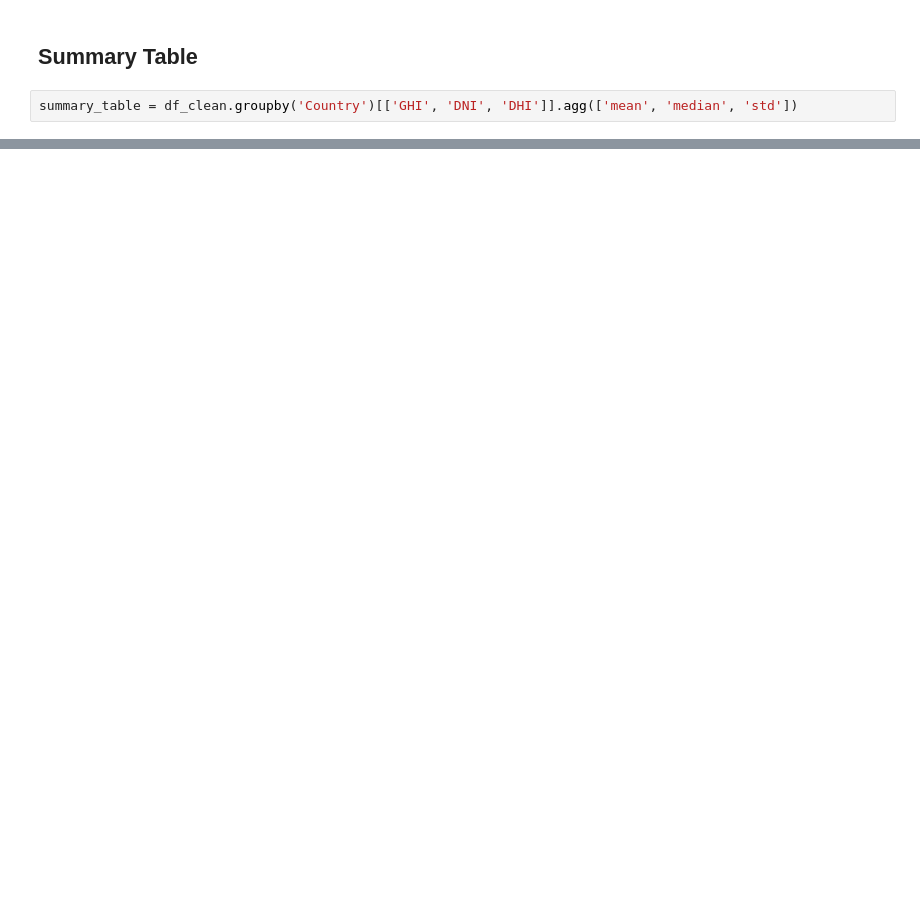
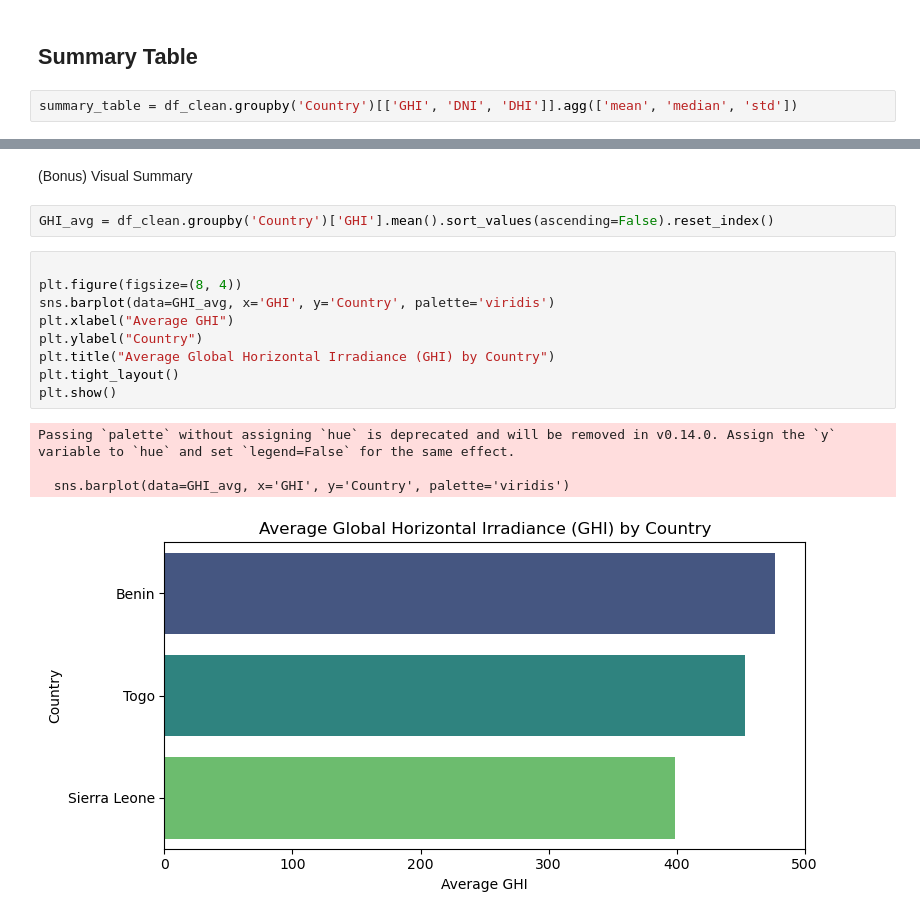
Before and after one commit to Samrizee/solar-challenge-week1, a Jupyter notebook: notebooks/compare_countries.ipynb, the cells around one changed output, grey strips where cells are left out. Cells and saved outputs as stored; diff of their text form; blank space fills up the shorter version.

Commit message:
solved the (Bonus) Visual Summary

```diff
--- a/notebooks/compare_countries.ipynb
+++ b/notebooks/compare_countries.ipynb
@@ -48 +48,19 @@ Sierra Leone  113.127457    1.8  151.524684
 Togo          113.127457    1.8  151.524684
+# %% [markdown]
+(Bonus) Visual Summary
+# %%
+GHI_avg = df_clean.groupby('Country')['GHI'].mean().sort_values(ascending=False).reset_index()
+# %%
+
+plt.figure(figsize=(8, 4))
+sns.barplot(data=GHI_avg, x='GHI', y='Country', palette='viridis')
+plt.xlabel("Average GHI")
+plt.ylabel("Country")
+plt.title("Average Global Horizontal Irradiance (GHI) by Country")
+plt.tight_layout()
+plt.show()
+# %% [output]
+Passing `palette` without assigning `hue` is deprecated and will be removed in v0.14.0. Assign the `y` variable to `hue` and set `legend=False` for the same effect.
+
+  sns.barplot(data=GHI_avg, x='GHI', y='Country', palette='viridis')
+[figure, added]
```
Also changed, not shown: parts of 2 cells of this notebook.
